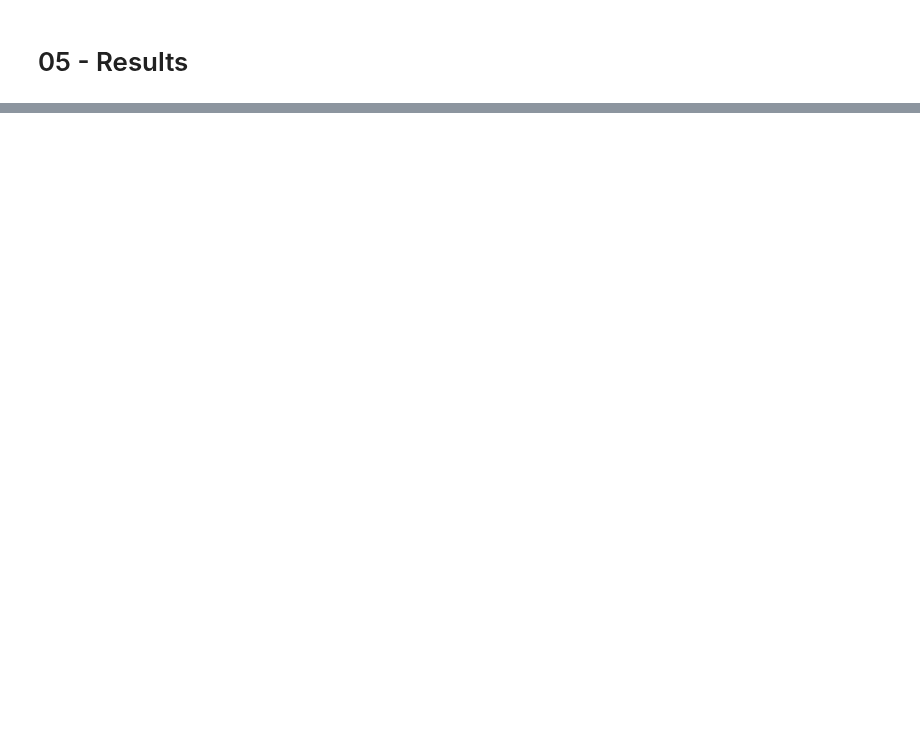
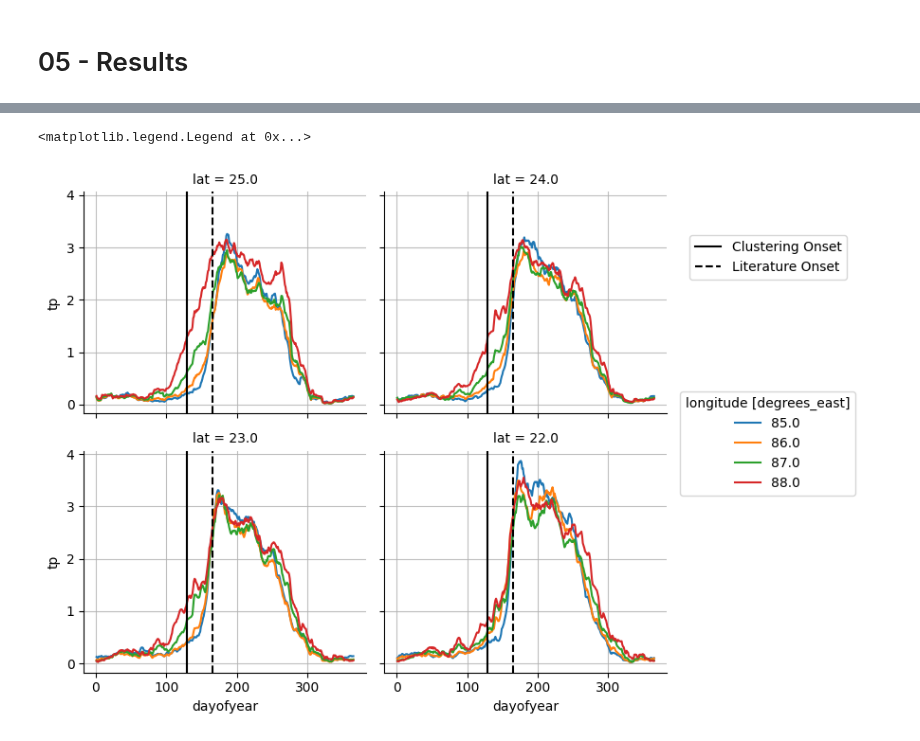
Before and after one commit to JGrassi97/XSeasonsDetect, a Jupyter notebook: notebooks/05_results_comparison.ipynb, the cells around one changed output, grey strips where cells are left out. Saved outputs shown, nothing was run; the diff lists cells and outputs as text; code cells hidden in the pictures; blank space fills up the shorter version.

```diff
--- a/notebooks/05_results_comparison.ipynb
+++ b/notebooks/05_results_comparison.ipynb
@@ -66,0 +99,3 @@ plt.savefig(results_path_image, dpi=300, bbox_inches='tight', transparent=False)
+# %%
+cluster_mean = clustering_results_bengali.sel(cluster=0).mean().__xarray_dataarray_variable__.values
+literature_mean = literature_results_bengali.sel(cluster=0).mean().date.values
@@ -66,0 +109,16 @@ plt.savefig(results_path_image, dpi=300, bbox_inches='tight', transparent=False)
+# %%
+plot = dataset_tp_bengali.isel(lat = [0,4,8,12], lon = [0,4,8,12]).plot(col='lat', hue='lon', col_wrap=2)
+
+for ax in plot.axs.ravel():
+
+    ax.spines['top'].set_visible(False)
+    ax.spines['right'].set_visible(False)
+
+    ax.grid(alpha=0.8)
+    ax.axvline(cluster_mean, color='k', label='Clustering Onset')
+    ax.axvline(literature_mean, color='k', linestyle='--', label='Literature Onset')
+
+plot.axs[1][1].legend(ncol=1, loc='upper right', bbox_to_anchor=(1.66, 2), fancybox=True)
+# %% [output]
+<matplotlib.legend.Legend at 0x...>
+[figure, added]
```
Also changed, not shown: parts of 8 cells of this notebook, 3 other files.
